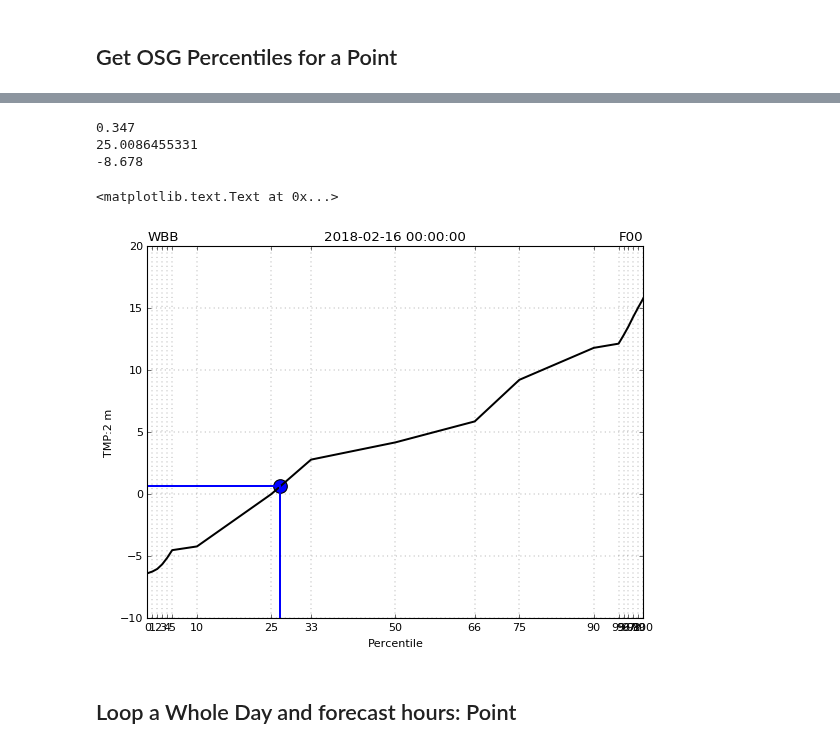
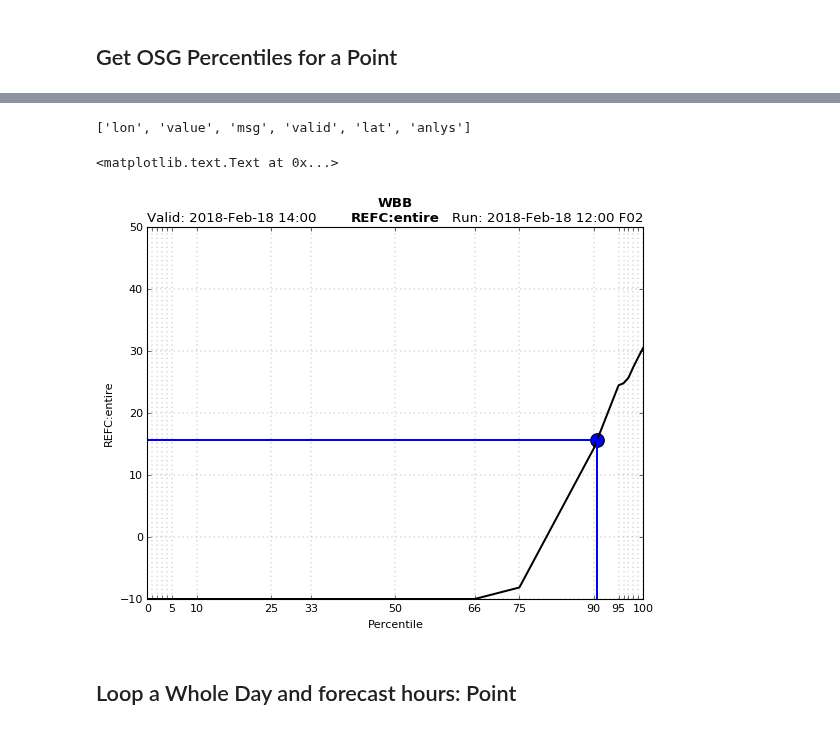
Before and after one commit to blaylockbk/pyBKB_v2, a Jupyter notebook: BB_HRRR/point_area_OSG_vs_current_HRRR_run.ipynb, the cells around one changed output, grey strips where cells are left out. Saved outputs shown, nothing was run; the diff lists cells and outputs as text; code cells hidden in the pictures.

```diff
--- a/BB_HRRR/point_area_OSG_vs_current_HRRR_run.ipynb
+++ b/BB_HRRR/point_area_OSG_vs_current_HRRR_run.ipynb
@@ -89,6 +106,12 @@ if var == 'TMP:2 m' or var == 'DPT:2 m':
 # %%
-H = get_hrrr_variable(DATE, var, value_only=True, verbose=False)
-Hpoint = H['value'][x][y]-273.15
+RUN = DATE-timedelta(hours=fxx)
+H = get_hrrr_variable(DATE, var, fxx=fxx, verbose=False)
+
+if var == 'TMP:2 m' or var == 'DPT:2 m':
+    Hpoint = H['value'][x][y]-273.15
+else:
+    Hpoint = H['value'][x][y]
+
 percentiles = [0,1,2,3,4,5,10,25,33,50,66,75,90,95,96,97,98,99,100]
 # %%
 # Linear interpolation to find the percentile for the value
@@ -109,38 +155,31 @@ print Hpoint
-# %%
-m = (y2-y1)/(x2-x1)
-b = 0-m*x1+y1
-
-Y = Hpoint
-X = (Y-b)/m
-
-print m
-print pp
-print b
-# %% [output]
-0.347
-25.0086455331
--8.678
+# %%
+H.keys()
+# %% [output]
+['lon', 'value', 'msg', 'valid', 'lat', 'anlys']
 # %%
 # Plot Percentile Curve
 plt.plot(percentiles, PP, color='k')
 
 # Plot Current HRRR Value
 plt.axhline(Hpoint, xmax=X/100)
-plt.axvline(X, ymax=(10+Hpoint)/30)
+plt.axvline(X, ymax=(Hpoint-ymin)/(ymax-ymin))
 plt.scatter(X,Hpoint, s=150)
 
 plt.grid()
 
 plt.xlabel('Percentile')
-plt.xticks(percentiles)
+tick_labels = [0,'','','','',5, 10, 25, 33, 50, 66, 75, 90, 95, '', '', '','',100]
+plt.xticks(percentiles, tick_labels)
 plt.xlim([0,100])
 plt.ylabel(var)
-plt.title(DATE, loc='center')
-plt.title(stn, loc='left')
-plt.title('F00', loc='right')
+plt.ylim([ymin, ymax])
+
+plt.title('Valid: %s' % H['valid'].strftime('%Y-%b-%d %H:%M'), loc='Left')
+plt.title('%s\n%s' % (stn, var), loc='Center', fontweight='bold')
+plt.title('Run: %s F%02d' % (H['anlys'].strftime("%Y-%b-%d %H:%M"), fxx), loc='right')
 # %% [output]
 <matplotlib.text.Text at 0x...>
-[figure, old version]
+[figure, new version]
 # %% [markdown]
 ## Loop a Whole Day and forecast hours: Point
 # %%
```
Also changed, not shown: parts of 15 cells of this notebook, 3 other files.
